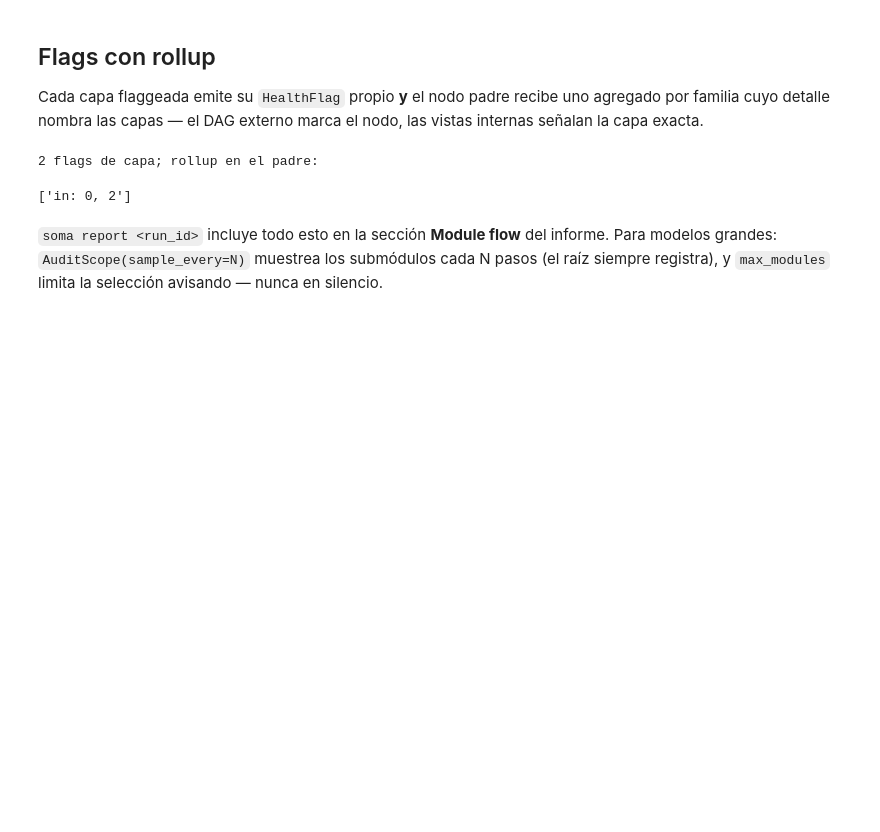
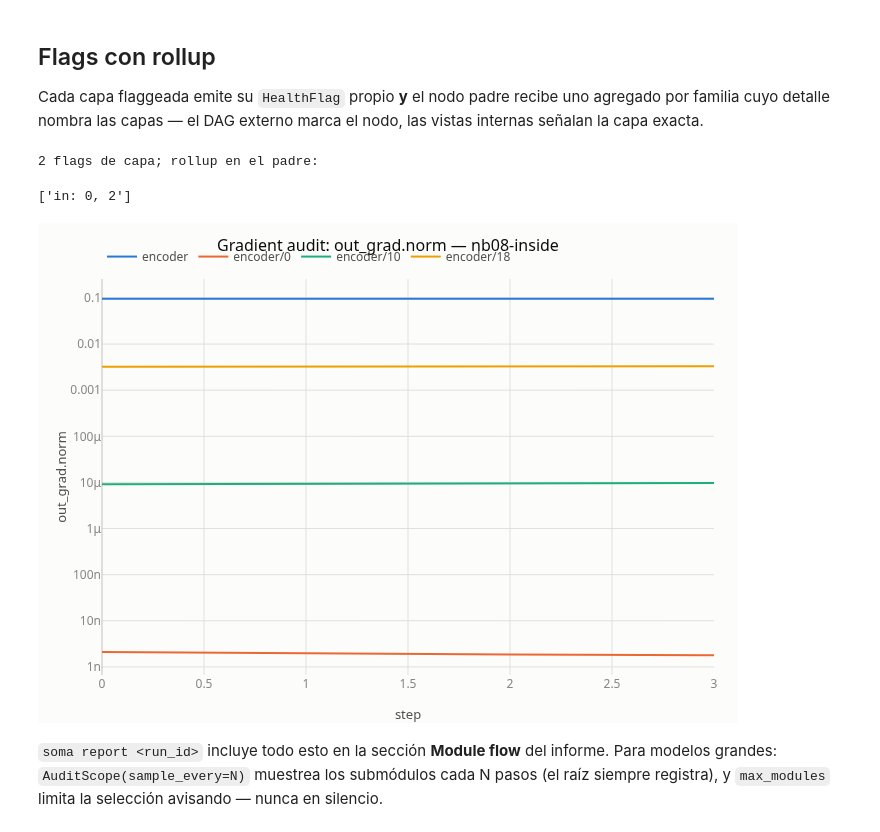
Before and after one commit to manucouto1/soma, a Jupyter notebook: notebooks/08_auditing_inside_nodes.ipynb, the cells around one changed output. Drawn from its saved outputs; the diff is of its cells as text; code cells hidden in the pictures; blank space fills up the shorter version.

```diff
--- a/notebooks/08_auditing_inside_nodes.ipynb
+++ b/notebooks/08_auditing_inside_nodes.ipynb
@@ -147,8 +159,15 @@ print(f"{len(children)} flags de capa; rollup en el padre:")
 2 flags de capa; rollup en el padre:
 ['in: 0, 2']
 # %%
-# Series temporales por capa (por defecto plot_audit solo muestra raíces).
-view.plot_audit(node="encoder", metric="out_grad.norm")
+# Series temporales por capa (por defecto plot_audit solo muestra
+# raíces; node="encoder" las traería todas y avisaría del límite de 8).
+# Comparamos entrada / medio / salida:
+view.plot_audit(
+    filters=["encoder", "encoder/0", "encoder/10", "encoder/18"],
+    metric="out_grad.norm",
+)
+# %% [output]
+[figure, added]
 # %% [markdown]
 `soma report <run_id>` incluye todo esto en la sección **Module flow**
 del informe. Para modelos grandes: `AuditScope(sample_every=N)` muestrea
```
Also changed, not shown: parts of 2 cells of this notebook, 7 other files.
